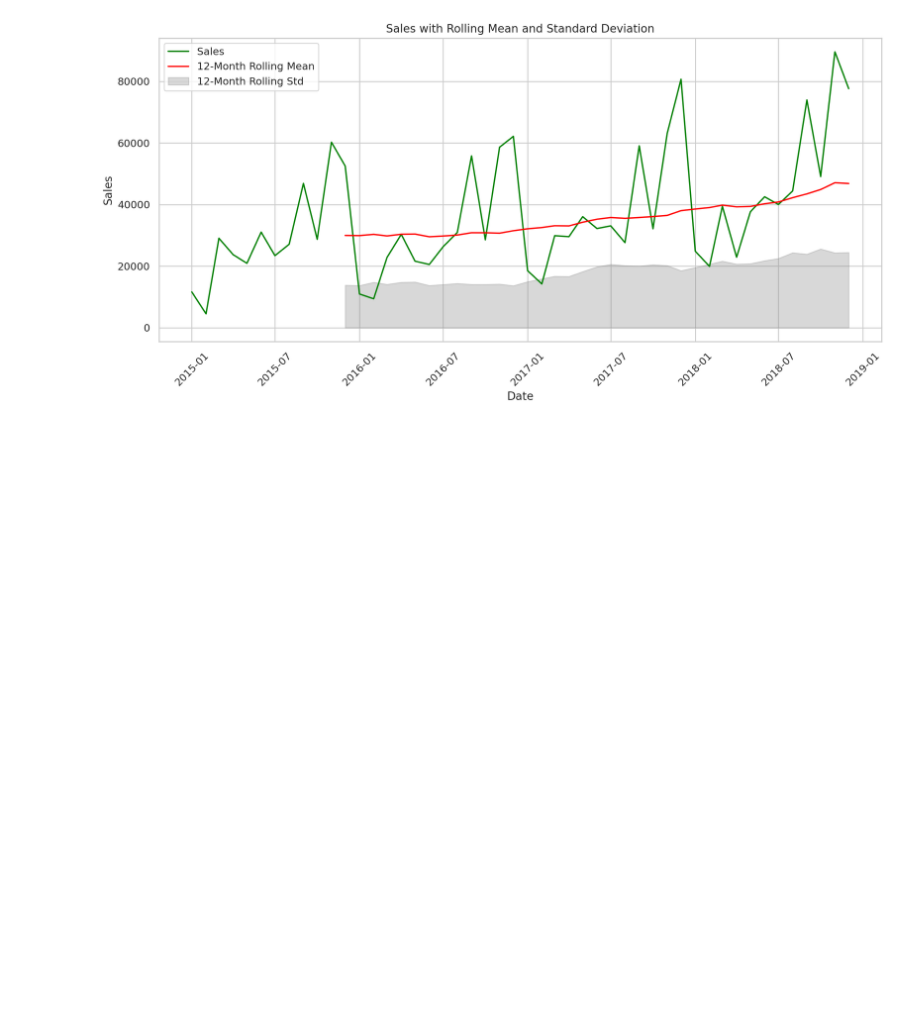
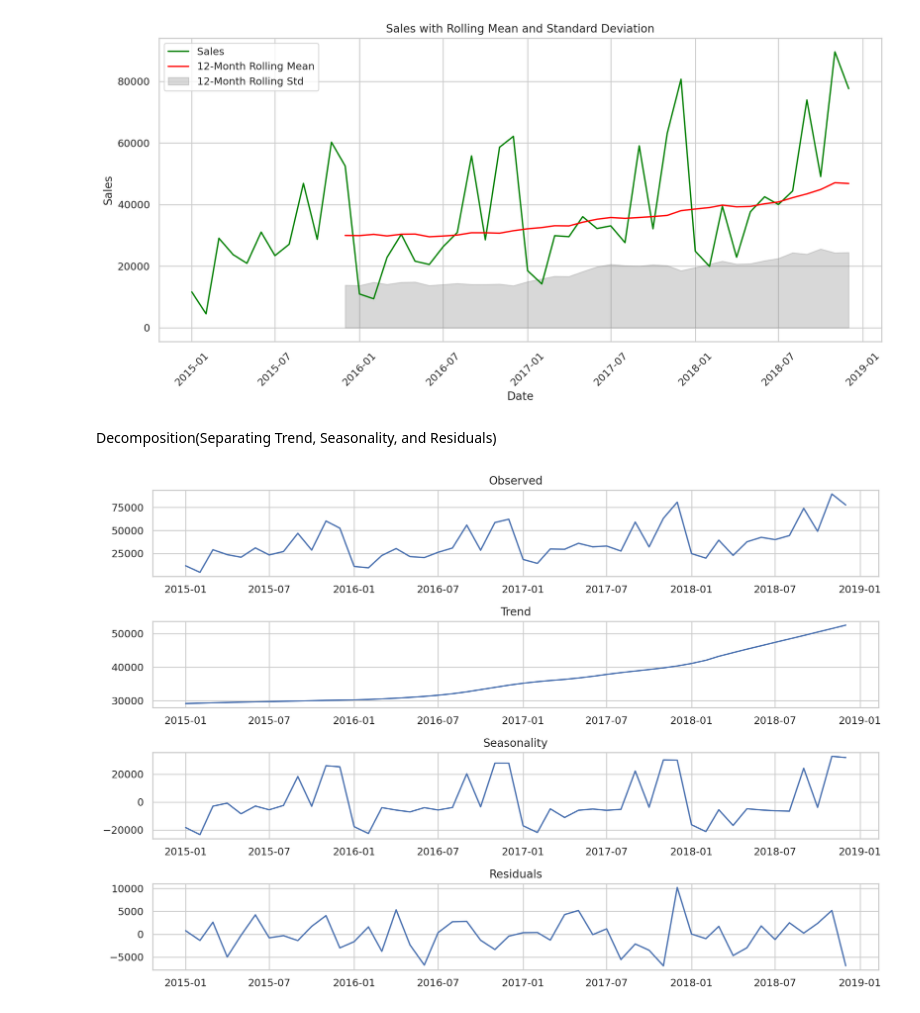
Before and after one commit to sandhrabijoy/Pytorch-and-ML-learning, a Jupyter notebook: ARIMA_SARIMA_&_FBPROPHET.ipynb, the cells around one changed output. Saved outputs shown, nothing was run; the diff lists cells and outputs as text; code cells hidden in the pictures; blank space fills up the shorter version.

Commit message:
Inorder to plot the decomposition

```diff
--- a/ARIMA_SARIMA_&_FBPROPHET.ipynb
+++ b/ARIMA_SARIMA_&_FBPROPHET.ipynb
@@ -512,3 +512,33 @@ plt.tight_layout()
 plt.show()
 # %% [output]
 [figure]
+# %% [markdown]
+Decomposition(Separating Trend, Seasonality, and Residuals)
+# %%
+#Apply STL decomposition
+stl=STL(mdf['Sales'],seasonal=13)
+result=stl.fit()
+
+#Plot the decomposition
+plt.figure(figsize=(12,8),dpi=200)
+
+plt.subplot(4,1,1)
+plt.plot(mdf.index, result.observed)
+plt.title('Observed')
+
+plt.subplot(4,1,2)
+plt.plot(mdf.index,result.trend)
+plt.title('Trend')
+
+plt.subplot(4,1,3)
+plt.plot(mdf.index,result.seasonal)
+plt.title('Seasonality')
+
+plt.subplot(4,1,4)
+plt.plot(mdf.index,result.resid)
+plt.title('Residuals')
+
+plt.tight_layout()
+plt.show()
+# %% [output]
+[figure, added]
```
